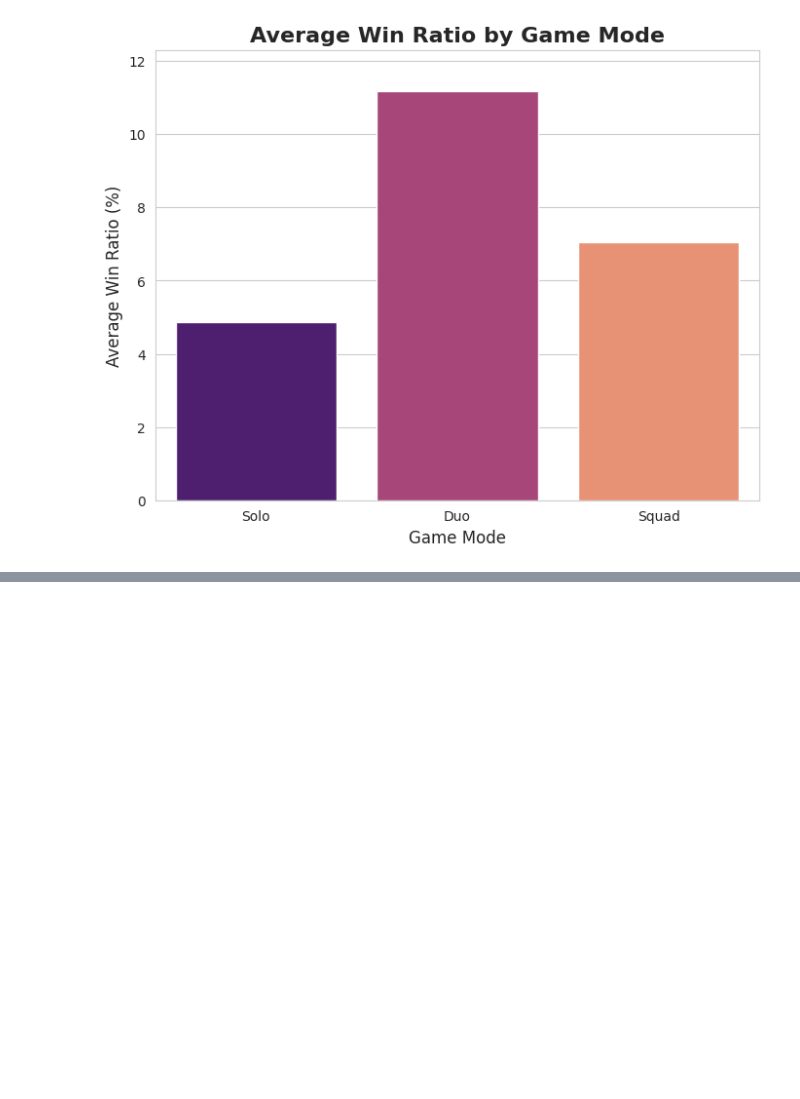
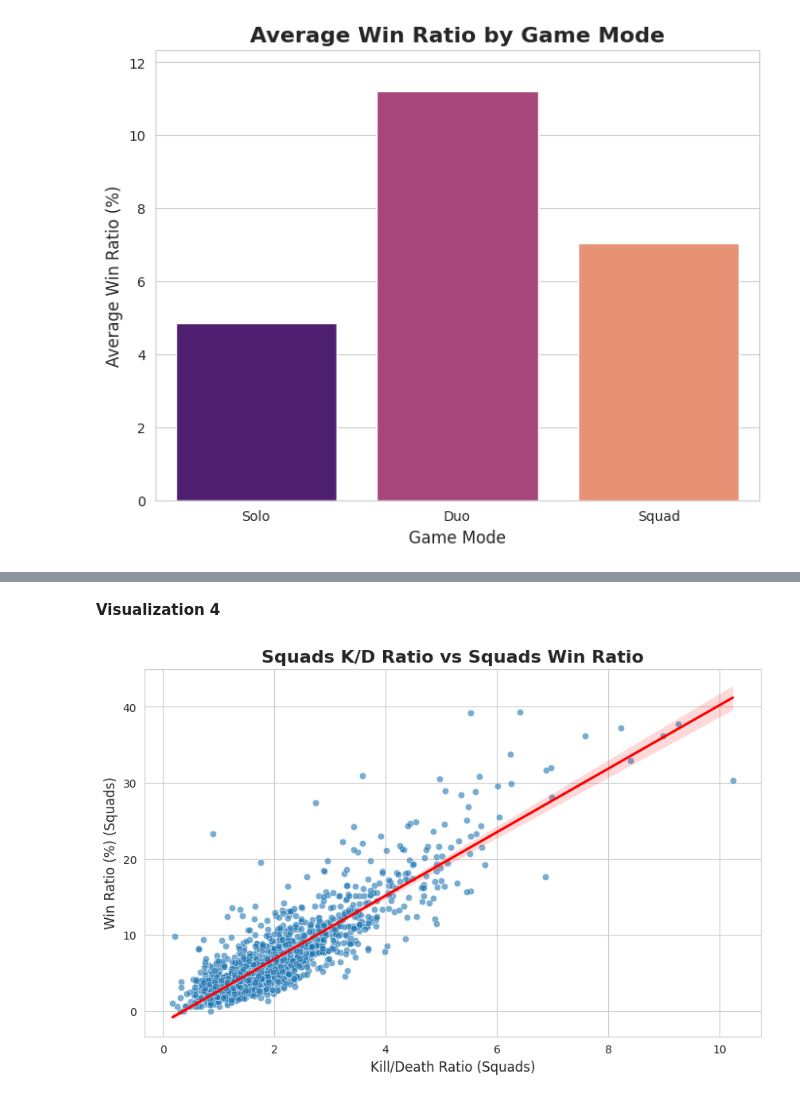
Before and after one commit to walruto/fortnite_anaylsis, a Jupyter notebook: Fortnite_Player_Analysis.ipynb, the cells around one changed output, grey strips where cells are left out. Cells and saved outputs as stored; diff of their text form; code cells hidden in the pictures; blank space fills up the shorter version.

```diff
--- a/Fortnite_Player_Analysis.ipynb
+++ b/Fortnite_Player_Analysis.ipynb
@@ -159,0 +172,12 @@ Passing `palette` without assigning `hue` is deprecated and will be removed in v
+# %% [markdown]
+**Visualization 4**
+# %%
+plt.figure(figsize=(10,6))
+sns.scatterplot(data=df, x='Squads kd', y='Squads winRatio', alpha=0.6)
+sns.regplot(data=df, x='Squads kd', y='Squads winRatio', scatter=False, color='red')
+plt.title('Squads K/D Ratio vs Squads Win Ratio', fontsize=16, fontweight='bold')
+plt.xlabel('Kill/Death Ratio (Squads)', fontsize=12)
+plt.ylabel('Win Ratio (%) (Squads)', fontsize=12)
+plt.show()
+# %% [output]
+[figure, added]
```
Also changed, not shown: parts of 13 cells of this notebook.
